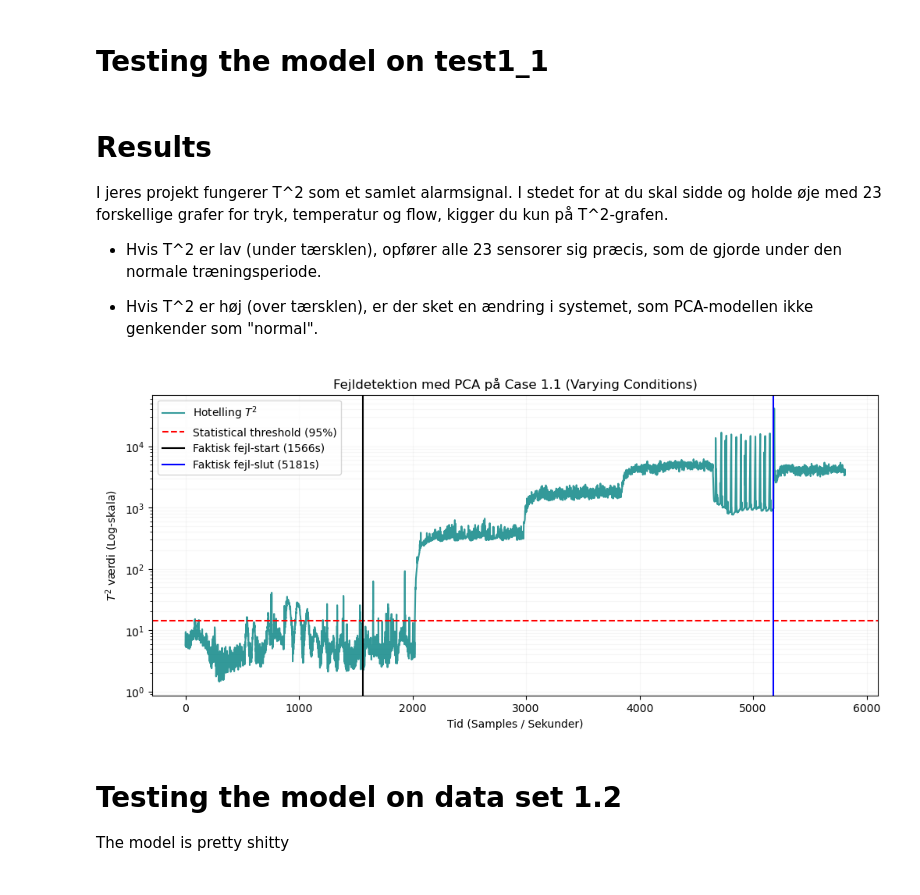
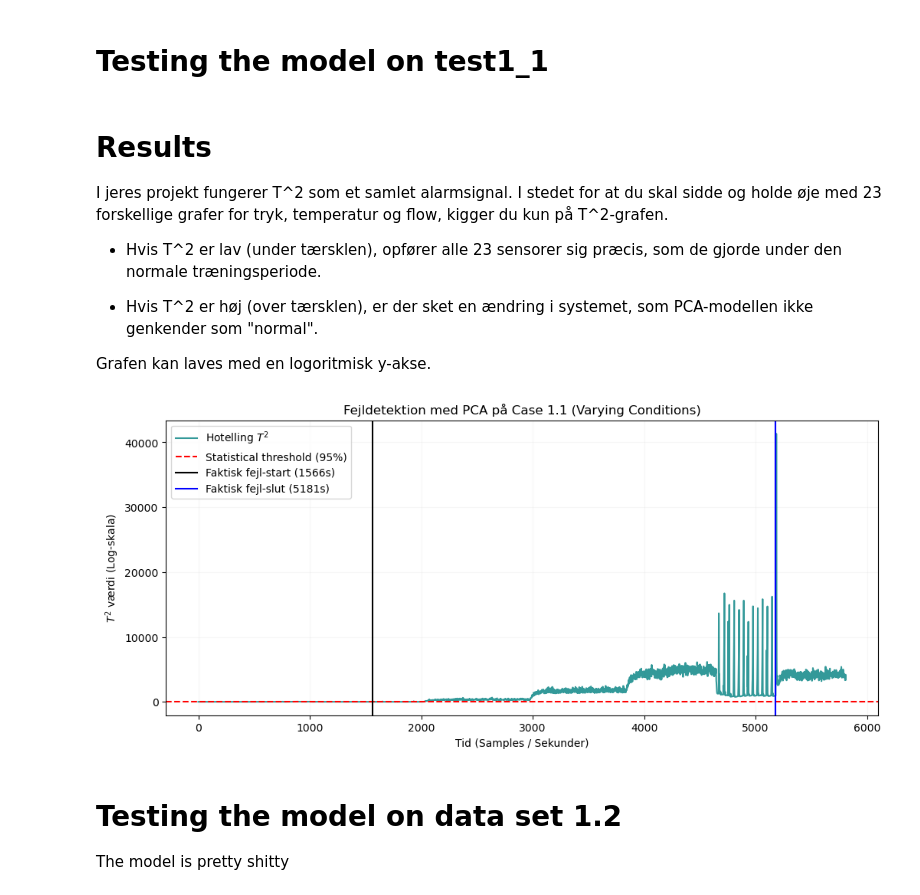
Before and after one commit to PeterAndersen-sdu/Fault-detection-project, a Jupyter notebook: project.ipynb, the cells around one changed output. Cells and saved outputs as stored; diff of their text form; code cells hidden in the pictures.

```diff
--- a/project.ipynb
+++ b/project.ipynb
@@ -290,27 +288,29 @@ I jeres projekt fungerer T^2 som et samlet alarmsignal. I stedet for at du skal
 - Hvis T^2 er lav (under tærsklen), opfører alle 23 sensorer sig præcis, som de gjorde under den normale træningsperiode.
 
 - Hvis T^2 er høj (over tærsklen), er der sket en ændring i systemet, som PCA-modellen ikke genkender som "normal".
+
+Grafen kan laves med en logoritmisk y-akse.
 # %%
 plt.figure(figsize=(12, 5))
 plt.plot(T2_values, label='Hotelling $T^2$', color='teal', alpha=0.8)
 
 # Statistisk tærskel
 plt.axhline(y=T2_threshold, color='r', linestyle='--', label='Statistical threshold (95%)')
 
 # Markering af fejl-vinduet jf. Tabel 4 (Case 1.1)
 plt.axvline(x=1566, color='black', linestyle='-', label='Faktisk fejl-start (1566s)')
 plt.axvline(x=5181, color='blue', linestyle='-', label='Faktisk fejl-slut (5181s)')
 
 # Gør det pænt
-plt.yscale('log')
+#plt.yscale('log')
 plt.title('Fejldetektion med PCA på Case 1.1 (Varying Conditions)')
 plt.xlabel('Tid (Samples / Sekunder)')
 plt.ylabel('$T^2$ værdi (Log-skala)')
 plt.grid(True, which="both", ls="-", alpha=0.1)
 plt.legend(loc='upper left')
 plt.show()
 # %% [output]
-[figure, old version]
+[figure, new version]
 # %% [markdown]
 # Testing the model on data set 1.2
 The model is pretty shitty
```
Also changed, not shown: parts of 4 cells of this notebook.
